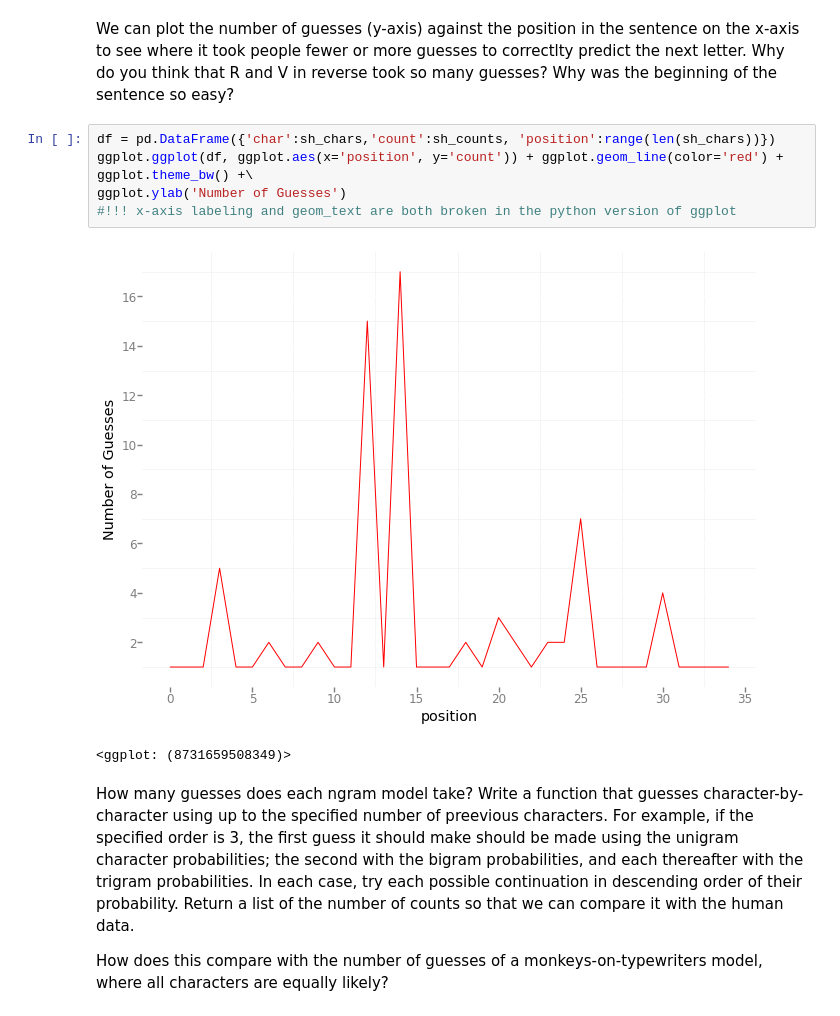
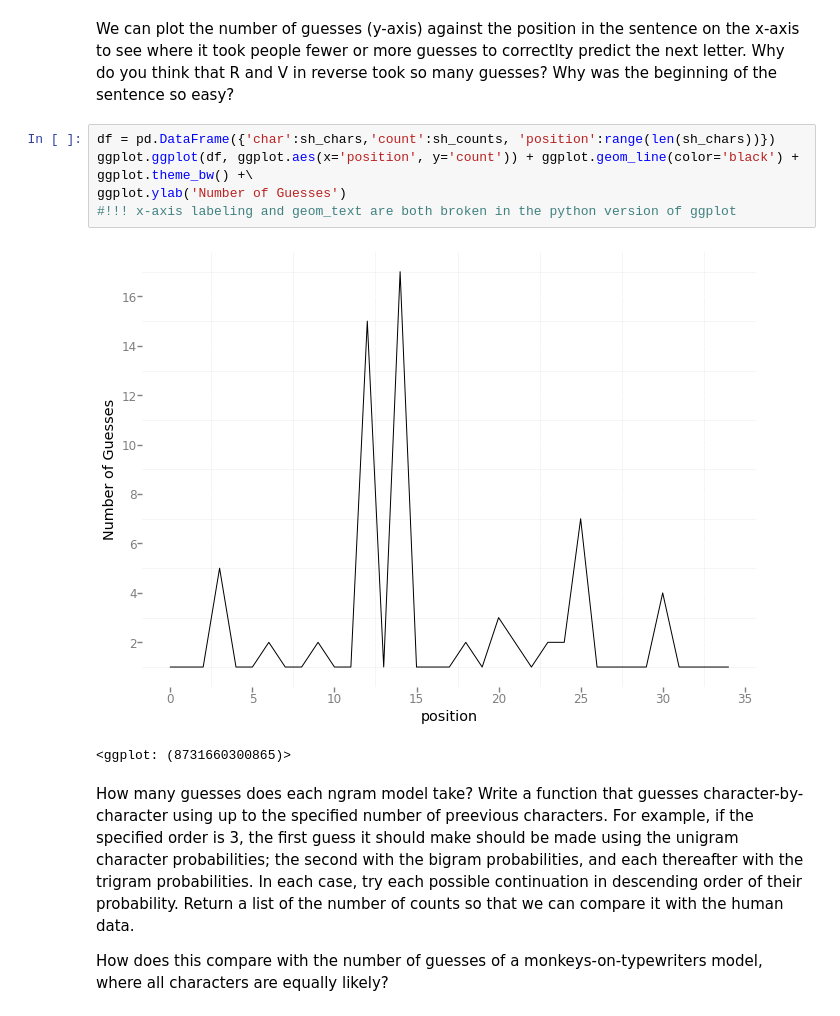
Before and after one commit to sathvikn/ngram_hangman, a Jupyter notebook: N-gram Character Models.ipynb, the cells around one changed output. Cells and saved outputs as stored; diff of their text form.

```diff
--- a/N-gram Character Models.ipynb
+++ b/N-gram Character Models.ipynb
@@ -118,12 +118,12 @@ print([str(x) for x in sh_counts[bounds[0]:bounds[1]]])
 We can plot the number of guesses (y-axis) against the position in the sentence on the x-axis to see where it took people fewer or more guesses to correctlty predict the next letter. Why do you think that R and V in reverse took so many guesses? Why was the beginning of the sentence so easy?
 # %%
 df = pd.DataFrame({'char':sh_chars,'count':sh_counts, 'position':range(len(sh_chars))})
-ggplot.ggplot(df, ggplot.aes(x='position', y='count')) + ggplot.geom_line(color='red') + ggplot.theme_bw() +\
+ggplot.ggplot(df, ggplot.aes(x='position', y='count')) + ggplot.geom_line(color='black') + ggplot.theme_bw() +\
 ggplot.ylab('Number of Guesses')
 #!!! x-axis labeling and geom_text are both broken in the python version of ggplot
 # %% [output]
-[figure, old version]
+[figure, new version]
-<ggplot: (8731659508349)>
+<ggplot: (8731660300865)>
 # %% [markdown]
 How many guesses does each ngram model take? Write a function that guesses character-by-character using up to the specified number of preevious characters. For example, if the specified order is 3, the first guess it should make should be made using the unigram character probabilities; the second with the bigram probabilities, and each thereafter with the trigram probabilities. In each case, try each possible continuation in descending order of their probability. Return a list of the number of counts so that we can compare it with the human data.
 
```
Also changed, not shown: parts of 12 cells of this notebook.
